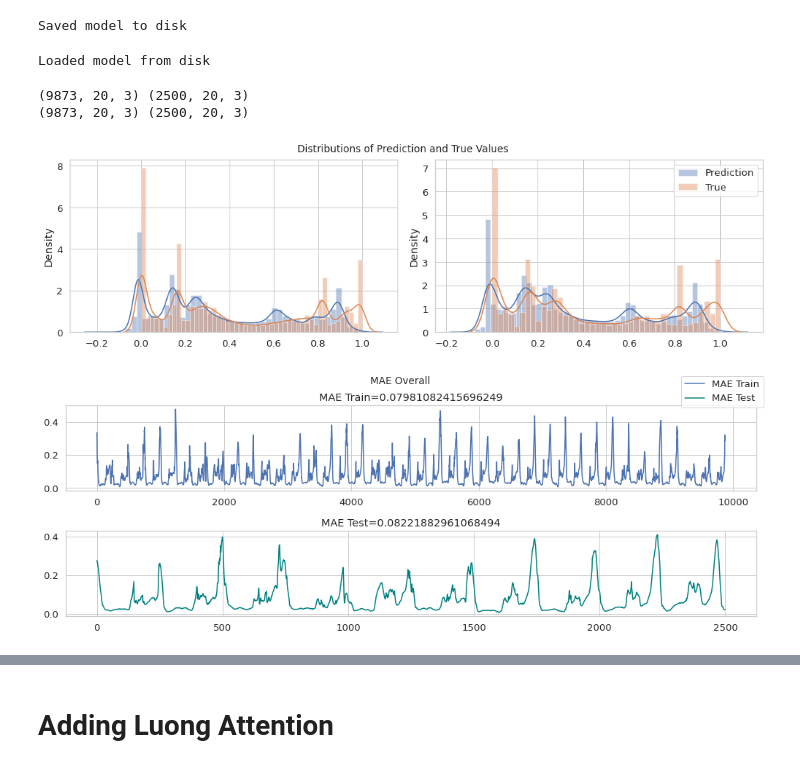
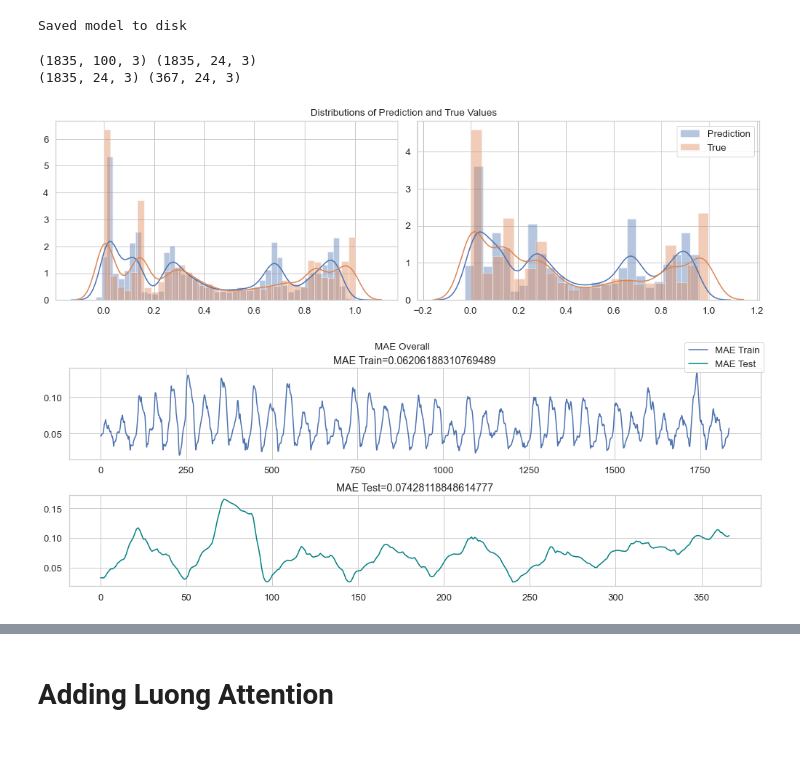
Before and after one commit to Charlie5DH/Attention-Models, a Jupyter notebook: Luong_Attention/Luong_Attention_Temperature.ipynb, the cells around one changed output, grey strips where cells are left out. Cells and saved outputs as stored; diff of their text form; code cells hidden in the pictures.

```diff
--- a/Luong_Attention/Luong_Attention_Temperature.ipynb
+++ b/Luong_Attention/Luong_Attention_Temperature.ipynb
@@ -177,0 +250,9 @@ print(X_input_test.shape, X_output_test.shape)
+# %%
+n_timesteps_in = 100
+n_timesteps_out = 24
+n_samples = 3
+
+train_X, train_y = multi_step_output(normalized_train[:train_len], n_steps_in=n_timesteps_in, n_steps_out=n_timesteps_out)
+test_X, test_y = multi_step_output(normalized_train[train_len:], n_steps_in=n_timesteps_in, n_steps_out=n_timesteps_out)
+print(train_X.shape, test_y.shape)
+print(test_X.shape, test_y.shape)
@@ -244,10 +334,10 @@ ________________________________________________________________________________
 # %%
-epochs = 20
-batch_size = 100
+epochs = 100
+batch_size = 64
 # %%
-early_stop = EarlyStopping(monitor='val_loss', patience=50)
+early_stop = EarlyStopping(monitor='val_mae', patience=5)
 
-history = model.fit(X_input_train, X_output_train,
+history = model.fit(train_X, train_y,
                     validation_split=0.2,
                     epochs=epochs, verbose=1,
                     callbacks=[early_stop],
@@ -308,5 +379,0 @@ def load_model(name='model'):
-# %%
-name= 'Weights/model_seq2seq' + str(epochs) + str(batch_size)
-model=load_model(name)
-# %% [output]
-Loaded model from disk
@@ -316,36 +380,38 @@ test_predictions = model.predict(X_input_test)
-# %%
-# X_output are the true values for the predictions
-print(X_output_train.shape, X_output_test.shape)
-print(train_predictions.shape, test_predictions.shape)
-# %% [output]
-(9873, 20, 3) (2500, 20, 3)
-(9873, 20, 3) (2500, 20, 3)
 # %%
+train_predictions = model.predict(train_X)
+test_predictions = model.predict(test_X)
+
+# X_output are the true values for the predictions
+print(train_X.shape, train_y.shape)
+print(train_predictions.shape, test_predictions.shape)
+
 fig, (ax1,ax2) = plt.subplots(1, 2, figsize=(14,4))
 fig.suptitle('Distributions of Prediction and True Values', y=1.02, fontsize=13.5)
 sns.distplot(a=train_predictions.flatten(), ax=ax1, label='Prediction')
-sns.distplot(a=X_output_train.flatten(), ax=ax1, label= 'True')
+sns.distplot(a=train_y.flatten(), ax=ax1, label= 'True')
 sns.distplot(a=test_predictions.flatten(), ax=ax2, label='Prediction')
-sns.distplot(a=X_output_test.flatten(), ax=ax2, label='True')
+sns.distplot(a=test_y.flatten(), ax=ax2, label='True')
 plt.legend()
 plt.tight_layout()
 # %% [output]
+(1835, 100, 3) (1835, 24, 3)
+(1835, 24, 3) (367, 24, 3)
-[figure, old version]
+[figure, new version]
 # %%
 fig, (ax1,ax2) = plt.subplots(2, 1, figsize=(14,5))
 fig.suptitle('MAE Overall', y=1.02, fontsize=13.5)
 
-MAE = abs(train_predictions - X_output_train).mean()
-mae_overall = abs(train_predictions-X_output_train).mean(axis=(1,2))
+MAE = abs(train_predictions - train_y).mean()
+mae_overall = abs(train_predictions-train_y).mean(axis=(1,2))
 ax1.plot(mae_overall, label='MAE Train')
 ax1.set_title('MAE Train={}'.format(MAE))
 
-MAE = abs(test_predictions - X_output_test).mean()
-mae_overall = abs(test_predictions-X_output_test).mean(axis=(1,2))
+MAE = abs(test_predictions - test_y).mean()
+mae_overall = abs(test_predictions-test_y).mean(axis=(1,2))
 ax2.plot(mae_overall, label='MAE Test', color='teal')
 ax2.set_title('MAE Test={}'.format(MAE))
 
 fig.legend(loc='upper right')
 plt.tight_layout()
 # %% [output]
-[figure, old version]
+[figure, new version]
```
Also changed, not shown: parts of 51 cells of this notebook, 37 other files.
